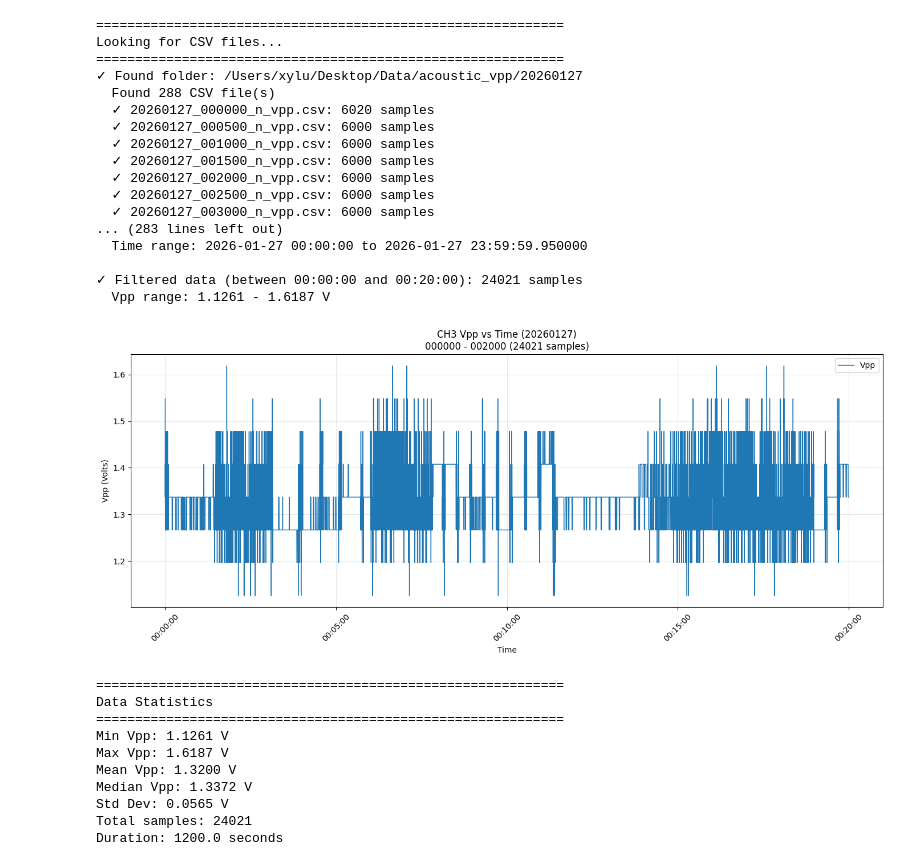
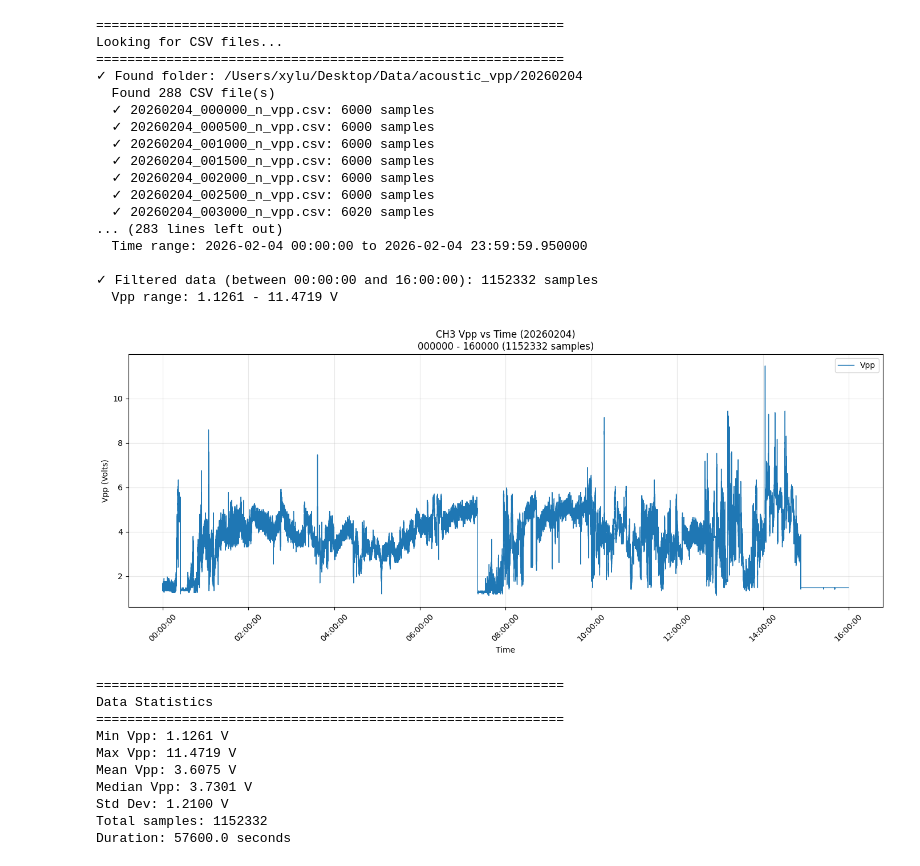
Before and after one commit to xylulu/SBL_code, a Jupyter notebook: Acoustic_csv_plotting.ipynb, the cells around one changed output. Saved outputs shown, nothing was run; the diff lists cells and outputs as text; code cells hidden in the pictures.

```diff
--- a/Acoustic_csv_plotting.ipynb
+++ b/Acoustic_csv_plotting.ipynb
@@ -9,9 +9,12 @@ import matplotlib.pyplot as plt
 import matplotlib.dates as mdates
 # %%
 # User Input Parameters (CHANGE)
-date_str = "20260127"  # YYYYMMDD format
-start_time_str = "000000"  # HHMMSS format
-end_time_str = "002000"  # HHMMSS format
+date_str = "20260204"  # YYYYMMDD format
+start_time = "000000"  # HHMMSS format
+end_time = "160000"  # HHMMSS format
+
+# Optional: Set end_time_mask to limit x-axis display (set to None to disable)
+end_time_mask = "145200"  # HHMMSS format - cuts off display at this time
 
 # Base path for acoustic data
 base_path = "/Users/xylu/Desktop/Data/acoustic_vpp/"
@@ -21,8 +24,16 @@ date_obj = datetime.strptime(date_str, "%Y%m%d")
 start_time_obj = datetime.strptime(date_str + start_time_str, "%Y%m%d%H%M%S")
 end_time_obj = datetime.strptime(date_str + end_time_str, "%Y%m%d%H%M%S")
 
+# Convert mask time if provided
+if end_time_mask is not None:
+    end_time_mask_obj = datetime.strptime(date_str + end_time_mask, "%Y%m%d%H%M%S")
+else:
+    end_time_mask_obj = None
+
 print(f"Date: {date_str}")
-print(f"Time range: {start_time_str} - {end_time_str}")
+print(f"Time range: {start_time} - {end_time}")
 print(f"Start: {start_time_obj.strftime('%Y-%m-%d %H:%M:%S')}")
 print(f"End: {end_time_obj.strftime('%Y-%m-%d %H:%M:%S')}")
+if end_time_mask_obj:
+    print(f"Display mask: {end_time_mask_obj.strftime('%Y-%m-%d %H:%M:%S')}")
 # %% [output]
@@ -92,61 +104,62 @@ else:
 ============================================================
 Looking for CSV files...
 ============================================================
-✓ Found folder: /Users/xylu/Desktop/Data/acoustic_vpp/20260127
+✓ Found folder: /Users/xylu/Desktop/Data/acoustic_vpp/20260204
   Found 288 CSV file(s)
-  ✓ 20260127_000000_n_vpp.csv: 6020 samples
-  ✓ 20260127_000500_n_vpp.csv: 6000 samples
-  ✓ 20260127_001000_n_vpp.csv: 6000 samples
-  ✓ 20260127_001500_n_vpp.csv: 6000 samples
-  ✓ 20260127_002000_n_vpp.csv: 6000 samples
-  ✓ 20260127_002500_n_vpp.csv: 6000 samples
-  ✓ 20260127_003000_n_vpp.csv: 6000 samples
+  ✓ 20260204_000000_n_vpp.csv: 6000 samples
+  ✓ 20260204_000500_n_vpp.csv: 6000 samples
+  ✓ 20260204_001000_n_vpp.csv: 6000 samples
+  ✓ 20260204_001500_n_vpp.csv: 6000 samples
+  ✓ 20260204_002000_n_vpp.csv: 6000 samples
+  ✓ 20260204_002500_n_vpp.csv: 6000 samples
+  ✓ 20260204_003000_n_vpp.csv: 6020 samples
 ... (283 lines left out)
-  Time range: 2026-01-27 00:00:00 to 2026-01-27 23:59:59.950000
+  Time range: 2026-02-04 00:00:00 to 2026-02-04 23:59:59.950000
 
-✓ Filtered data (between 00:00:00 and 00:20:00): 24021 samples
-  Vpp range: 1.1261 - 1.6187 V
+✓ Filtered data (between 00:00:00 and 16:00:00): 1152332 samples
+  Vpp range: 1.1261 - 11.4719 V
 # %%
 # Plot Vpp vs Time
 if filtered_df is not None and len(filtered_df) > 0:
     fig, ax = plt.subplots(figsize=(14, 6))
 
     ax.plot(filtered_df['time_datetime'], filtered_df['vpp_volts'], linewidth=1, label='Vpp')
     ax.set_xlabel("Time")
     ax.set_ylabel("Vpp (Volts)")
     ax.set_title(f"CH3 Vpp vs Time ({date_str})\n{start_time_str} - {end_time_str} ({len(filtered_df)} samples)")
     ax.grid(True, alpha=0.3)
     ax.legend()
 
     # Format x-axis
     ax.xaxis.set_major_formatter(mdates.DateFormatter('%H:%M:%S'))
+    ax.tick_params(axis='both', labelsize=12)
     plt.xticks(rotation=45)
 
     plt.tight_layout()
     plt.show()
 
     # Print statistics
     print("\n" + "="*60)
     print("Data Statistics")
     print("="*60)
     print(f"Min Vpp: {filtered_df['vpp_volts'].min():.4f} V")
     print(f"Max Vpp: {filtered_df['vpp_volts'].max():.4f} V")
     print(f"Mean Vpp: {filtered_df['vpp_volts'].mean():.4f} V")
     print(f"Median Vpp: {filtered_df['vpp_volts'].median():.4f} V")
     print(f"Std Dev: {filtered_df['vpp_volts'].std():.4f} V")
     print(f"Total samples: {len(filtered_df)}")
     print(f"Duration: {(filtered_df['time_datetime'].max() - filtered_df['time_datetime'].min()).total_seconds()} seconds")
 else:
     print("No data to plot!")
 # %% [output]
-[figure, old version]
+[figure, new version]
 ============================================================
 Data Statistics
 ============================================================
 Min Vpp: 1.1261 V
-Max Vpp: 1.6187 V
-Mean Vpp: 1.3200 V
-Median Vpp: 1.3372 V
-Std Dev: 0.0565 V
-Total samples: 24021
-Duration: 1200.0 seconds
+Max Vpp: 11.4719 V
+Mean Vpp: 3.6075 V
+Median Vpp: 3.7301 V
+Std Dev: 1.2100 V
+Total samples: 1152332
+Duration: 57600.0 seconds
```
Also changed, not shown: parts of 7 cells of this notebook, 1 other file.
